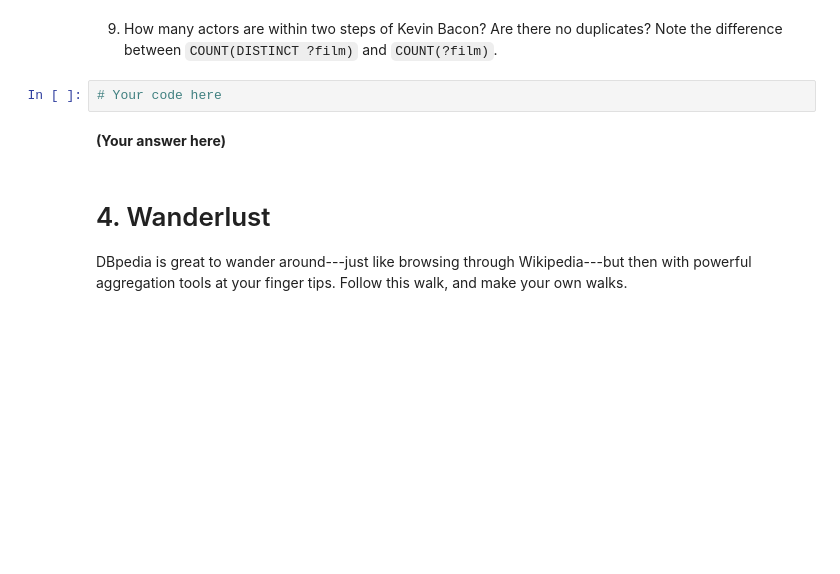
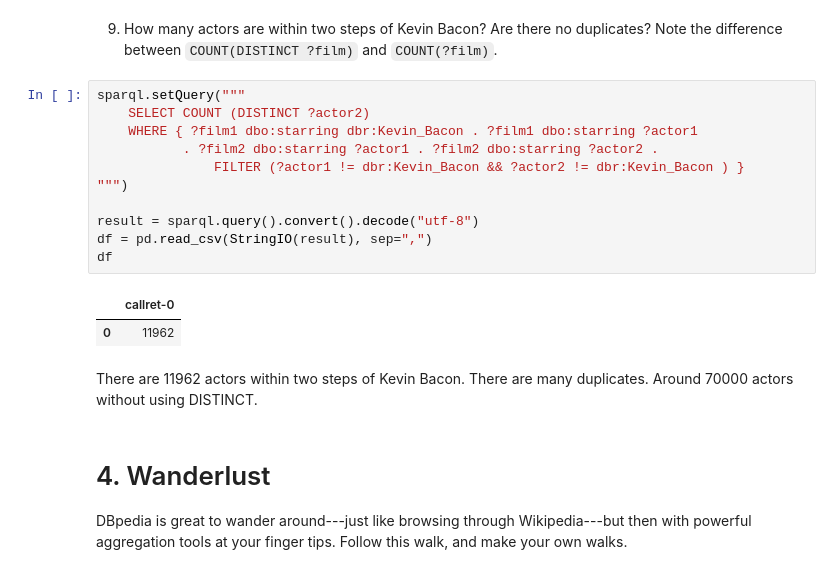
Before and after one commit to LeonardLehman/2023-data-research, a Jupyter notebook: Assignments/3_lodwanderlust.ipynb, the cells around one changed output. Drawn from its saved outputs; the diff is of its cells as text; blank space fills up the shorter version.

```diff
--- a/Assignments/3_lodwanderlust.ipynb
+++ b/Assignments/3_lodwanderlust.ipynb
@@ -303,9 +411,21 @@ df
 # %% [markdown]
 9. How many actors are within two steps of Kevin Bacon?  Are there no duplicates? Note the difference between `COUNT(DISTINCT ?film)` and `COUNT(?film)`.
-# %%
-# Your code here
-# %% [markdown]
-**(Your answer here)**
+# %%
+sparql.setQuery("""
+    SELECT COUNT (DISTINCT ?actor2)
+    WHERE { ?film1 dbo:starring dbr:Kevin_Bacon . ?film1 dbo:starring ?actor1
+           . ?film2 dbo:starring ?actor1 . ?film2 dbo:starring ?actor2 .
+               FILTER (?actor1 != dbr:Kevin_Bacon && ?actor2 != dbr:Kevin_Bacon ) }
+""")
+
+result = sparql.query().convert().decode("utf-8")
+df = pd.read_csv(StringIO(result), sep=",")
+df
+# %% [output]
+|  | callret-0 |
+| 0 | 11962 |
+# %% [markdown]
+There are 11962 actors within two steps of Kevin Bacon. There are many duplicates. Around 70000 actors without using DISTINCT.
 # %% [markdown]
 # 4. Wanderlust
 
```
Also changed, not shown: parts of 27 cells of this notebook.
